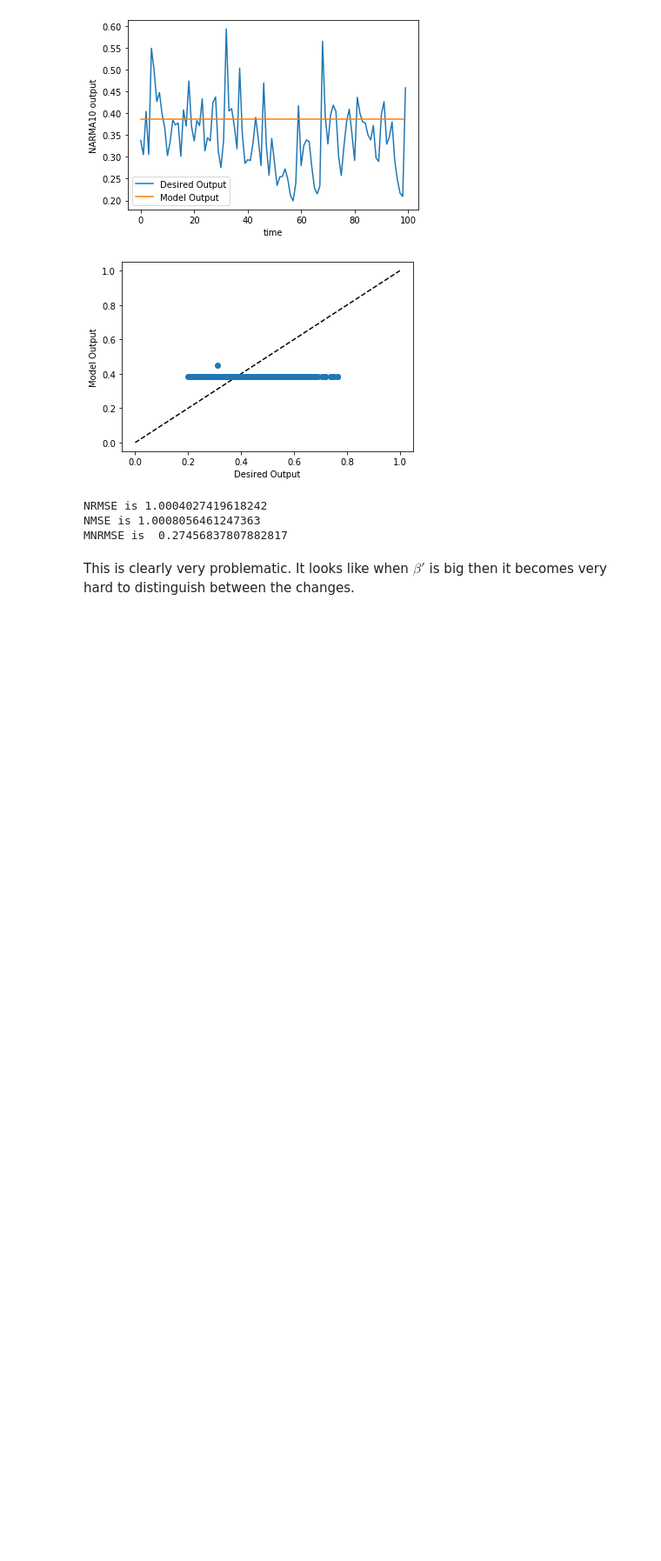
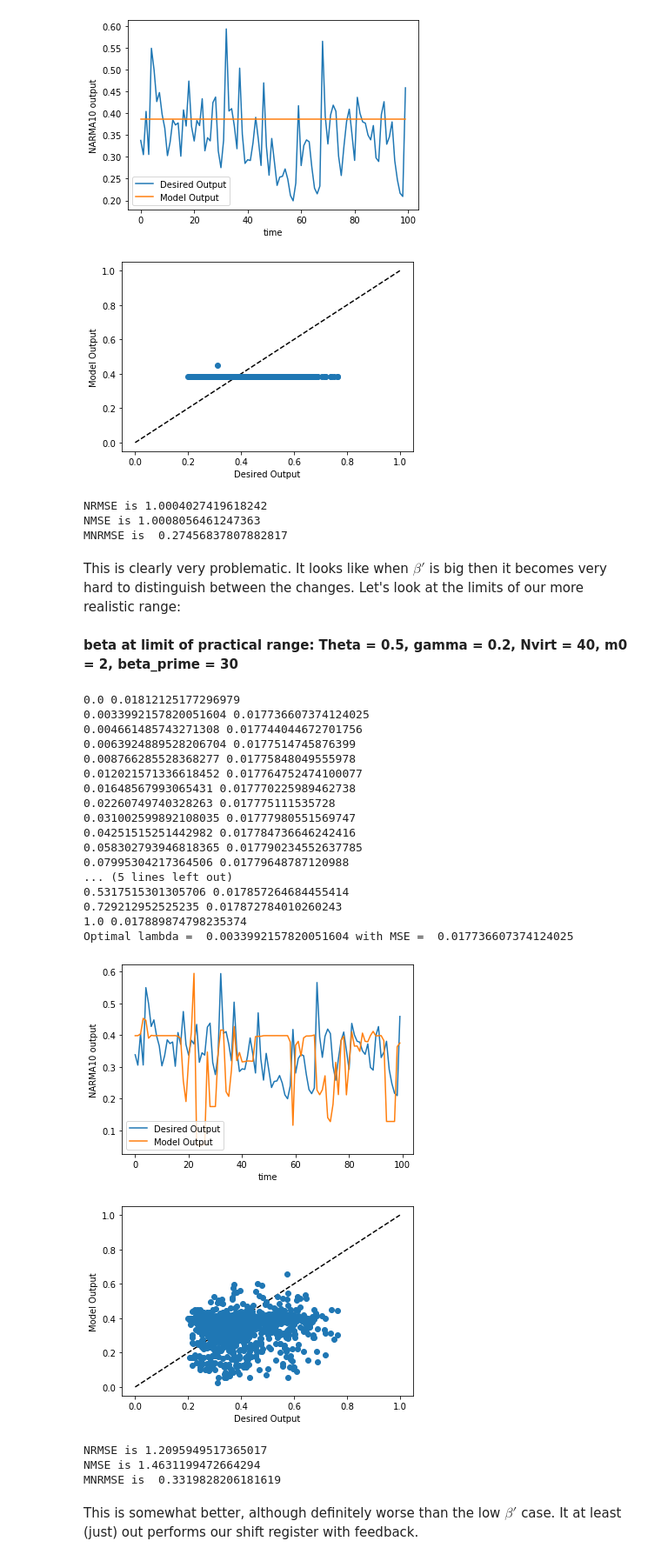
Before and after one commit to spintronic-computing-group/spnc, a Jupyter notebook: notebooks/SPNC_dev_and_testing/SPNC_dev_and_testing.ipynb, the cells around one changed output. Shown at 87% size. Cells and saved outputs as stored; diff of their text form; code cells hidden in the pictures; blank space fills up the shorter version.

```diff
--- a/notebooks/SPNC_dev_and_testing/SPNC_dev_and_testing.ipynb
+++ b/notebooks/SPNC_dev_and_testing/SPNC_dev_and_testing.ipynb
@@ -1778,4 +1776,59 @@ NRMSE is 1.0004027419618242
 NMSE is 1.0008056461247363
 MNRMSE is  0.27456837807882817
 # %% [markdown]
-This is clearly very problematic. It looks like when $\beta'$ is big then it becomes very hard to distinguish between the changes.
+This is clearly very problematic. It looks like when $\beta'$ is big then it becomes very hard to distinguish between the changes. Let's look at the limits of our more realistic range:
+# %% [markdown]
+**beta at limit of practical range: Theta = 0.5, gamma = 0.2, Nvirt = 40, m0 = 2, beta_prime = 30**
+# %%
+# Defining the net
+# potential params : ( Nin, Nvirt, Nout, m0=0.1, mask_sparse=1.0, bias=False, act=None, inv_act=None)
+net = SPNC_SNR(1, 40, 1, m0=2, mask_sparse=0.5, bias=False)
+params = {'theta': 0.5,'gamma':0.2,'beta_prime':30}
+# Running the net
+net.train(utrain, dtrain, uvalid, dvalid, params)
+
+Stest = net.transform(utest, params)
+pred = net.forward(Stest)
+
+plt.plot(dtest[100:200], label='Desired Output')
+plt.plot(pred[100:200], label='Model Output')
+plt.legend(loc='lower left')
+plt.xlabel('time')
+plt.ylabel('NARMA10 output')
+plt.show()
+
+plt.plot(np.linspace(0,1.0),np.linspace(0,1.0), 'k--' )
+plt.plot(dtest[:], pred[:], 'o')
+plt.xlabel('Desired Output')
+plt.ylabel('Model Output')
+plt.show()
+
+#Errors
+print('NRMSE is' ,np.sqrt(MSE(pred,dtest))/np.std(dtest))
+print('NMSE is' , (MSE(pred,dtest))/np.power(np.std(dtest),2) )
+print('MNRMSE is ',np.sqrt(MSE(pred,dtest))/np.mean(dtest))
+# %% [output]
+0.0 0.01812125177296979
+0.0033992157820051604 0.017736607374124025
+0.004661485743271308 0.017744044672701756
+0.0063924889528206704 0.0177514745876399
+0.008766285528368277 0.01775848049555978
+0.012021571336618452 0.017764752474100077
+0.01648567993065431 0.017770225989462738
+0.02260749740328263 0.017775111535728
+0.031002599892108035 0.01777980551569747
+0.04251515251442982 0.017784736646242416
+0.058302793946818365 0.017790234552637785
+0.07995304217364506 0.01779648787120988
+... (5 lines left out)
+0.5317515301305706 0.017857264684455414
+0.729212952525235 0.017872784010260243
+1.0 0.017889874798235374
+Optimal lambda =  0.0033992157820051604 with MSE =  0.017736607374124025
+[figure, added]
+[figure, added]
+NRMSE is 1.2095949517365017
+NMSE is 1.4631199472664294
+MNRMSE is  0.3319828206181619
+# %% [markdown]
+This is somewhat better, although definitely worse than the low $\beta'$ case. It at least (just) out performs our shift register with feedback.
```
Also changed, not shown: parts of 7 cells of this notebook, 3 other files.
